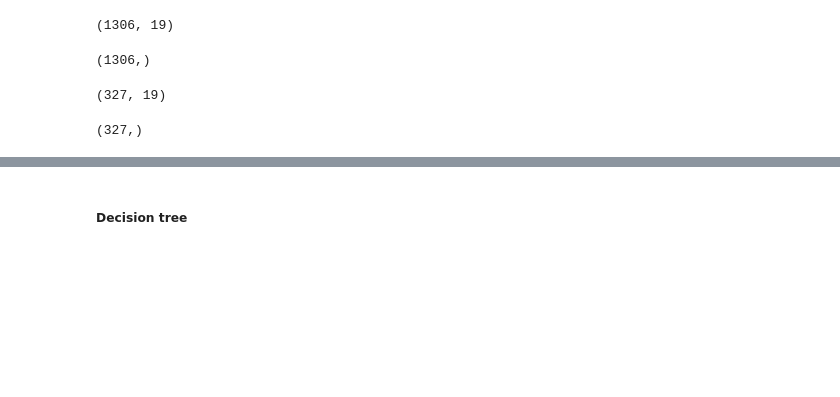
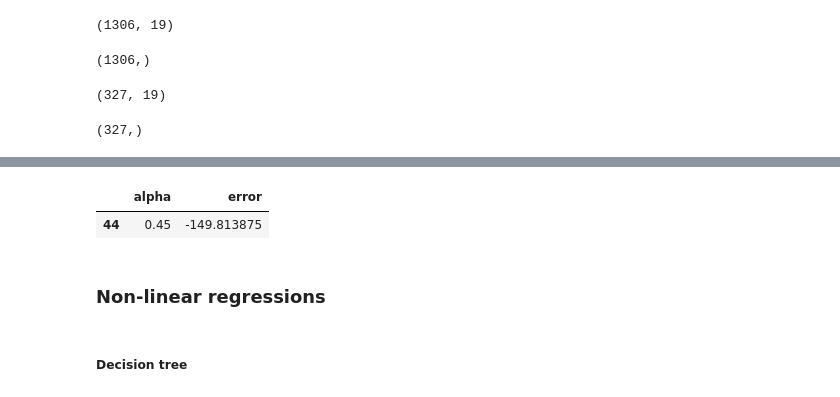
Before and after one commit to tgomesjuliana/ds-crossfit-games-competitions, a Jupyter notebook: model_building.ipynb, the cells around one changed output, grey strips where cells are left out. Saved outputs shown, nothing was run; the diff lists cells and outputs as text; code cells hidden in the pictures; blank space fills up the shorter version.

```diff
--- a/model_building.ipynb
+++ b/model_building.ipynb
@@ -76,3 +164,12 @@ val_y.shape
+# %%
+err = tuple(zip(alpha, error))
+df_err = pd.DataFrame(err,columns=['alpha', 'error'])
+df_err[df_err.error == max(df_err.error)]
+# %% [output]
+|  | alpha | error |
+| 44 | 0.45 | -149.813875 |
+# %% [markdown]
+### Non-linear regressions
 # %% [markdown]
 ##### Decision tree
 # %%
```
Also changed, not shown: parts of 26 cells of this notebook, 4 other files.
